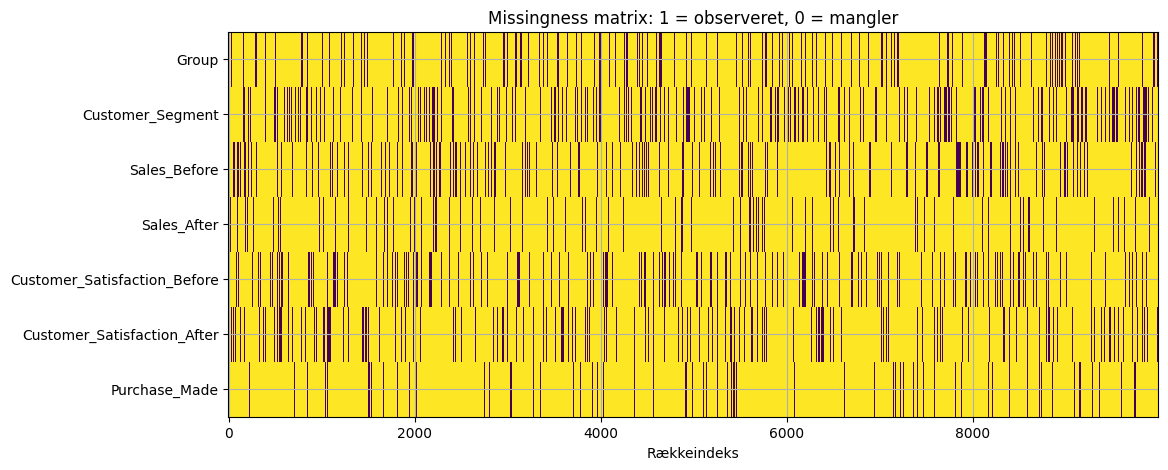
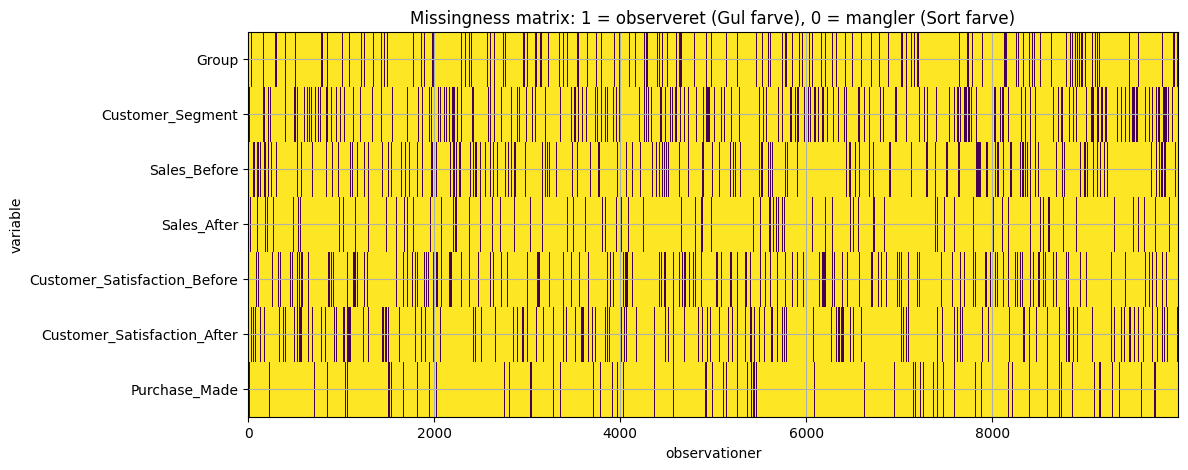
The change to this notebook cell's code, shown as a diff; its figure went from the first image to the second:
--- before
+++ after
@@ -6,6 +6,7 @@
 ax.set_yticks(range(len(sales_nan.columns)))
 ax.set_yticklabels(sales_nan.columns)
-ax.set_xlabel("Rækkeindeks")
-ax.set_title("Missingness matrix: 1 = observeret, 0 = mangler")
+ax.set_xlabel("observationer")
+ax.set_ylabel("variable")
+ax.set_title("Missingness matrix: 1 = observeret (Gul farve), 0 = mangler (Sort farve)")
 plt.show()
 plt.close("all")

Commit: Ændret x og y aksen plus fik sat matematik op så det ser fint ud